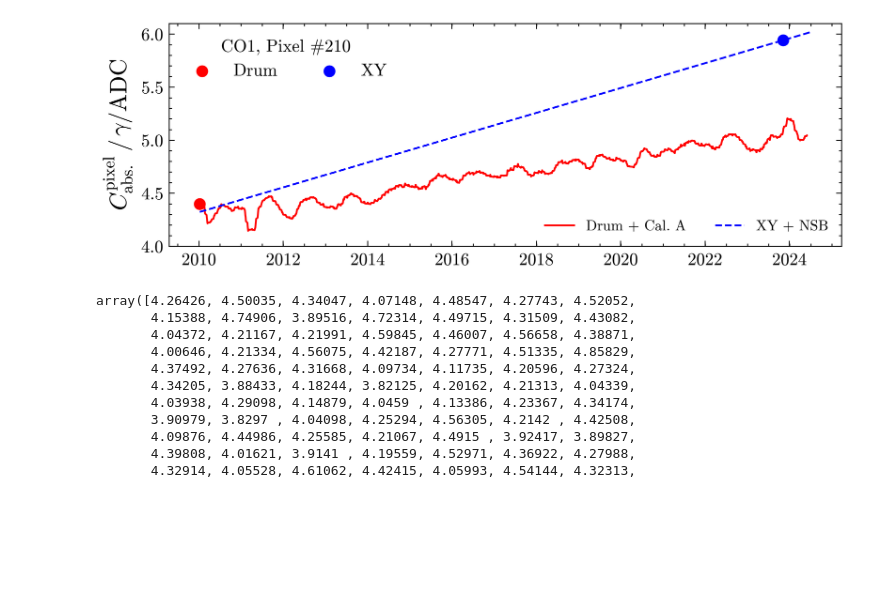
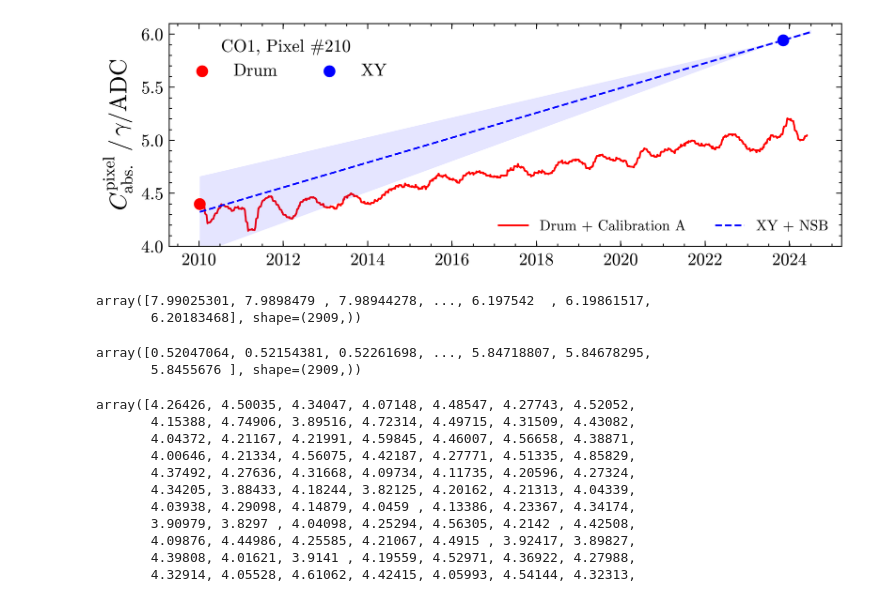
Before and after one commit to Quizznor/thesis-latex, a Jupyter notebook: scripts/plot_scripts/04-xy-chapter/tracking/plot.ipynb, the cells around one changed output. Cells and saved outputs as stored; diff of their text form; code cells hidden in the pictures; blank space fills up the shorter version.

```diff
--- a/scripts/plot_scripts/04-xy-chapter/tracking/plot.ipynb
+++ b/scripts/plot_scripts/04-xy-chapter/tracking/plot.ipynb
@@ -49,11 +49,11 @@ def lin_int(x, y, start_date=Drum_date, stop_date=XY_date, stop_val=XY_pixel):
 
     return y * (1-fraction_time) + stop_val * fraction_time
 
-def nsb_drift(x, anchor_date=XY_date, anchor_val=XY_pixel, nsb_drift=0.019689854):
+def nsb_drift(x, nsb_drift=0.019689854):
 
-    x = np.array([(anchor_date-f).days / 365.25 for f in x])
+    x = np.array([(XY_date-f).days / 365.25 for f in x])
 
-    return anchor_val * (1-x*nsb_drift)
+    return XY_pixel * (1-x*nsb_drift)
 
 def nsb_drift_interpolation_cal_a(x, y, start_date=Drum_date,
                                   stop_date=XY_date, stop_val=XY_pixel,
@@ -89,13 +89,20 @@ ax.set_zorder(ax1.get_zorder()-1)
 ax1.patch.set_visible(False)
 
 ax.plot(*tools.running_mean(CalA['Date'], CalA['CalibConstant'], 50),
-        marker='none', zorder=0, label='Drum + Cal. A', c='r')
+        marker='none', zorder=0, label='Drum + Calibration A', c='r')
 
 # ax.plot(*tools.running_mean(CalA['Date'], lin_int(CalA['Date'], CalA['CalibConstant']), 50),
 #         marker='none', label='Cal. A + XY')
 
 ax.plot(CalA['Date'], nsb_drift(CalA['Date']), marker='none', label='XY + NSB', c='b')
 
+# (1248.9622773389692+/-14.667559357371264,
+#  -1.9700444796395977+/-0.012649137128196925,
+#  0.9327894529892133+/-0.012649137398187462)
+
+lo, hi = tools.bootstrap_ci(nsb_drift, [1.9700444796395977e-2], [[0.012649137128196925e-4]], CalA['Date'])
+ax.fill_between(CalA['Date'], lo, hi, color='b', ec='none', alpha=0.1)
+
 # ax.plot(*tools.running_mean(CalA['Date'], nsb_drift_interpolation_cal_a(CalA['Date'], CalA['CalibConstant']), 50),
 #         marker='none', label='Cal. A + XY + NSB')
 
@@ -105,4 +117,14 @@ plot.save(plt.gcf(), "tracking")
-[figure, old version]
+[figure, new version]
+# %%
+lo
+# %% [output]
+array([7.99025301, 7.9898479 , 7.98944278, ..., 6.197542  , 6.19861517,
+       6.20183468], shape=(2909,))
+# %%
+hi
+# %% [output]
+array([0.52047064, 0.52154381, 0.52261698, ..., 5.84718807, 5.84678295,
+       5.8455676 ], shape=(2909,))
 # %%
 calA = tools.pickle_load('/cr/tempdata01/filip/cal_a_2010_2024/CO1.pkl')
 # %% [output]
```
Also changed, not shown: parts of 2 cells of this notebook, 1 other file.
